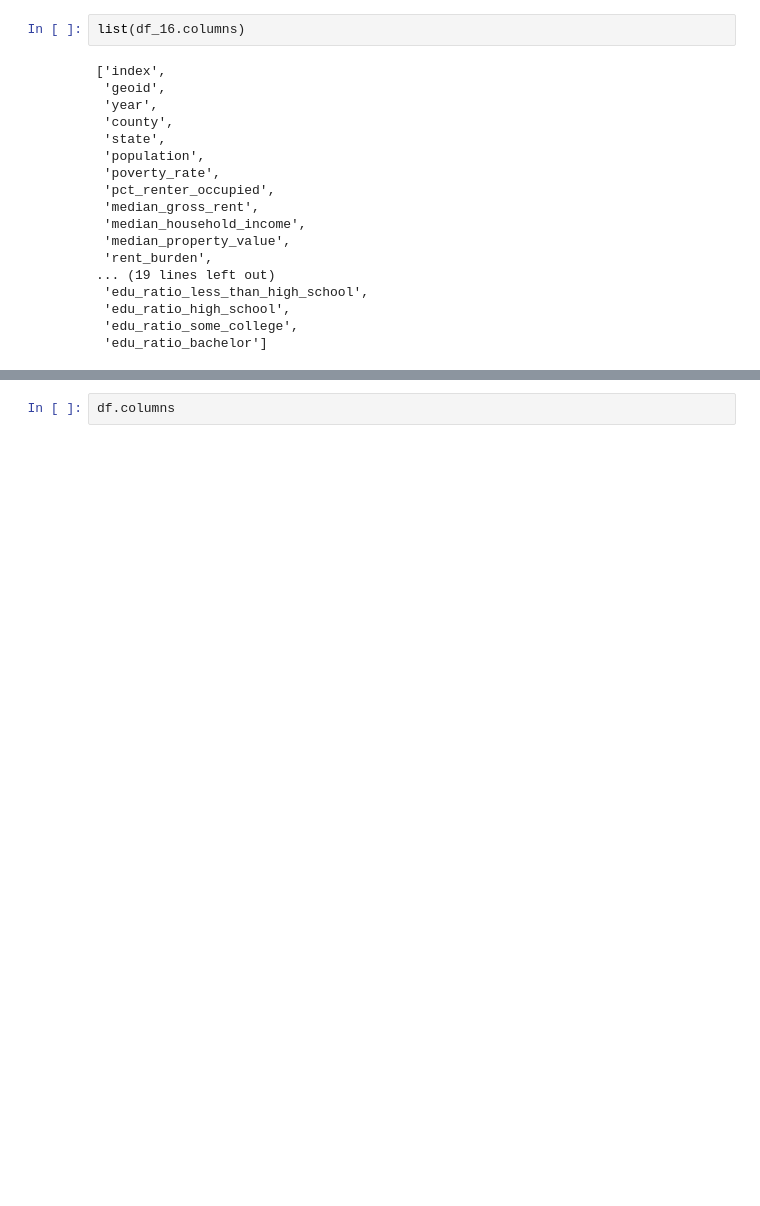
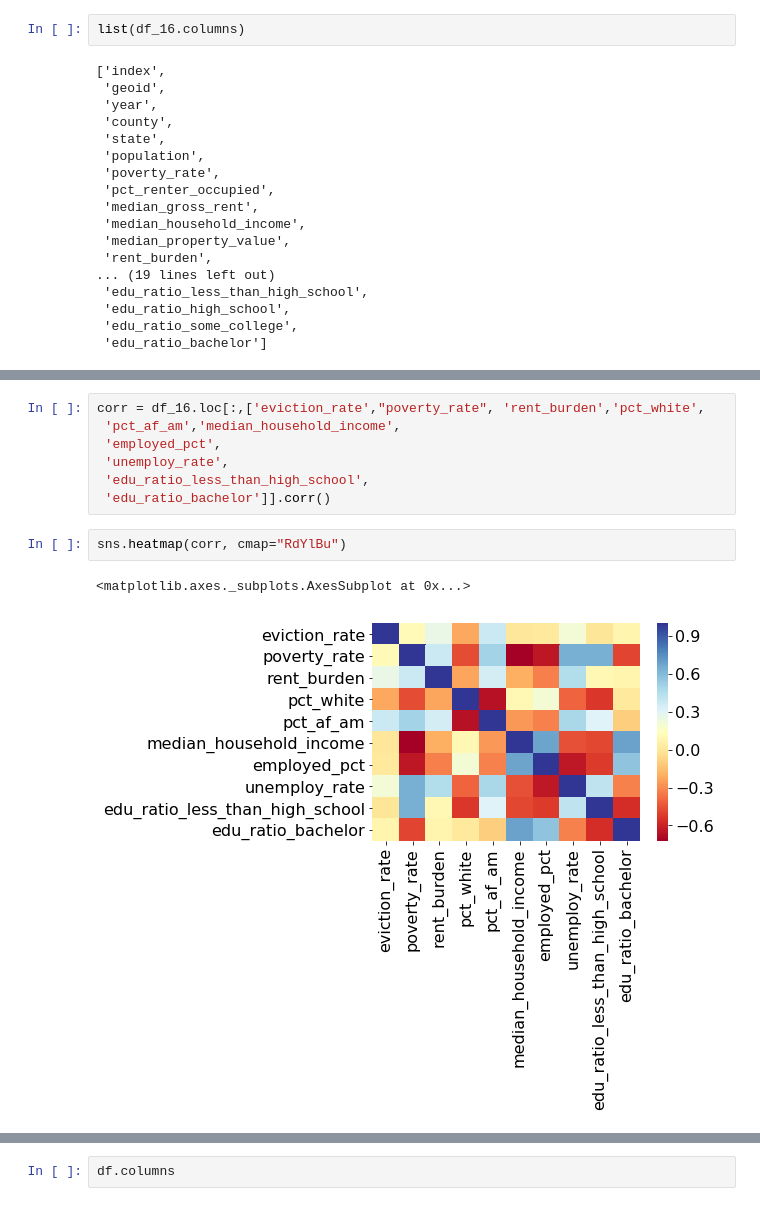
Before and after one commit to SophieGarden/Renter-Eviction-Predict, a Jupyter notebook: eviction_predict.ipynb, the cells around one changed output, grey strips where cells are left out. Cells and saved outputs as stored; diff of their text form; blank space fills up the shorter version.

```diff
--- a/eviction_predict.ipynb
+++ b/eviction_predict.ipynb
@@ -48,0 +76,12 @@ list(df_16.columns)
+# %%
+corr = df_16.loc[:,['eviction_rate',"poverty_rate", 'rent_burden','pct_white',
+ 'pct_af_am','median_household_income',
+ 'employed_pct',
+ 'unemploy_rate',
+ 'edu_ratio_less_than_high_school',
+ 'edu_ratio_bachelor']].corr()
+# %%
+sns.heatmap(corr, cmap="RdYlBu")
+# %% [output]
+<matplotlib.axes._subplots.AxesSubplot at 0x...>
+[figure, added]
```
Also changed, not shown: parts of 49 cells of this notebook.
